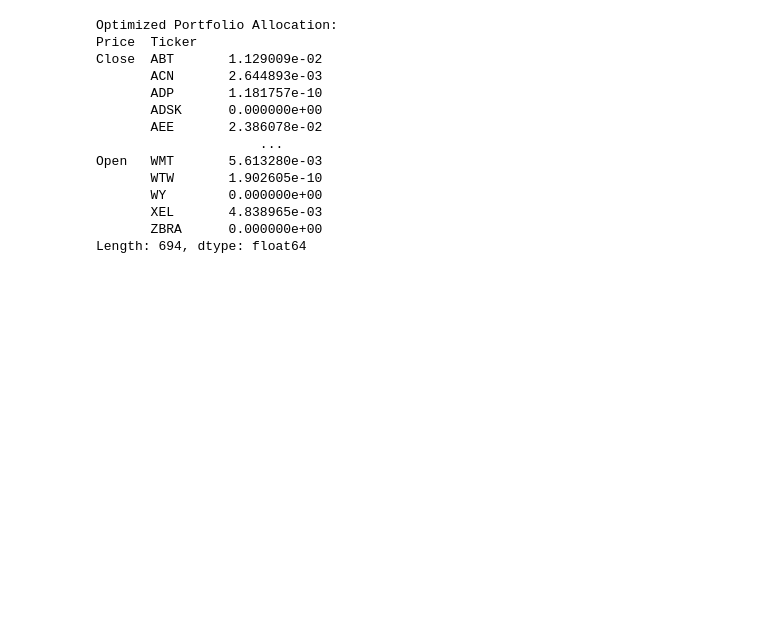
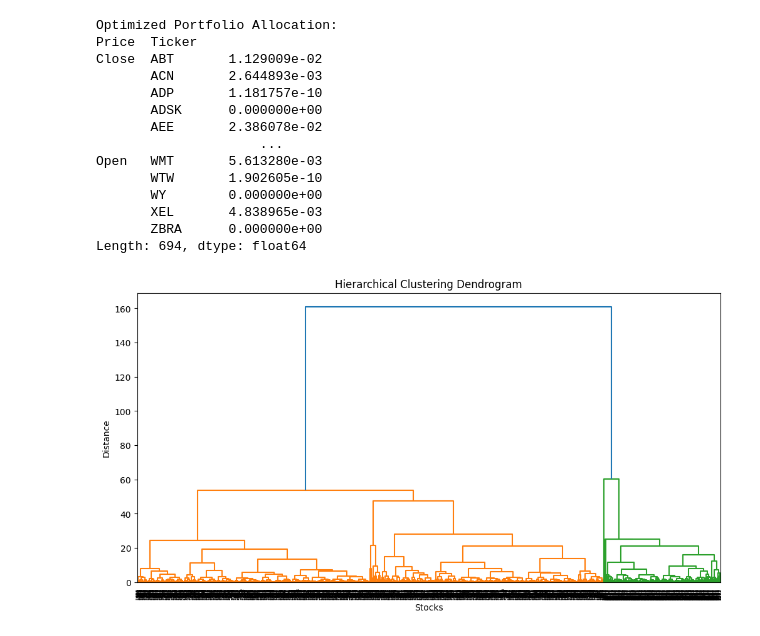
Before and after one commit to BhavyaLikhitha/Portfolio-Optimization-and-Market-Performance-Analysis-using-ML, a Jupyter notebook: model.ipynb, the cells around one changed output. Saved outputs shown, nothing was run; the diff lists cells and outputs as text; code cells hidden in the pictures; blank space fills up the shorter version.

Commit message:
added visualization of portfolio allocation

```diff
--- a/model.ipynb
+++ b/model.ipynb
@@ -304,3 +304,25 @@ Open   WMT       5.613280e-03
        XEL       4.838965e-03
        ZBRA      0.000000e+00
 Length: 694, dtype: float64
+# %%
+# import matplotlib.pyplot as plt
+# import seaborn as sns
+# import plotly.express as px
+# from scipy.cluster.hierarchy import dendrogram, linkage
+# from sklearn.manifold import TSNE
+
+# Ensure clustering results exist
+if 'hierarchical_cluster' not in X_scaled.columns:
+    raise ValueError("Clustering results not found. Run Step 3 before visualization.")
+
+# ==========================
+# Dendrogram (Hierarchical Clustering)
+# ==========================
+plt.figure(figsize=(12, 6))
+dendrogram(linkage(features_scaled_df, method='ward'))
+plt.title("Hierarchical Clustering Dendrogram")
+plt.xlabel("Stocks")
+plt.ylabel("Distance")
+plt.show()
+# %% [output]
+[figure, added]
```
Also changed, not shown: parts of 2 cells of this notebook.
